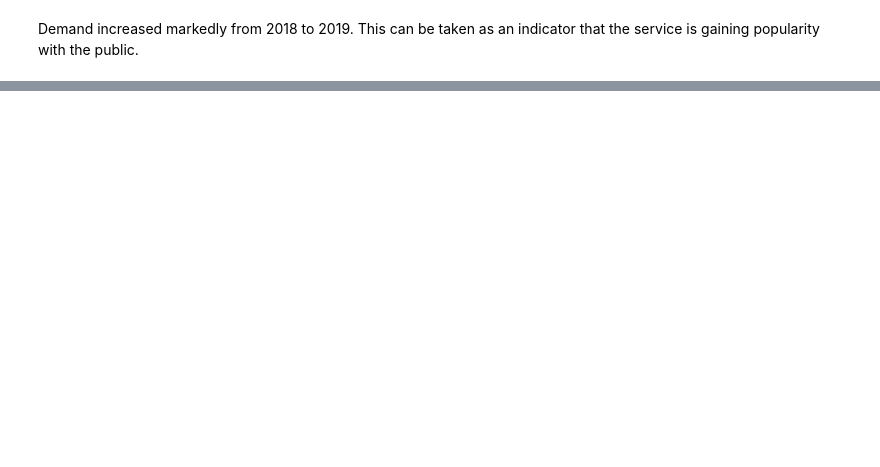
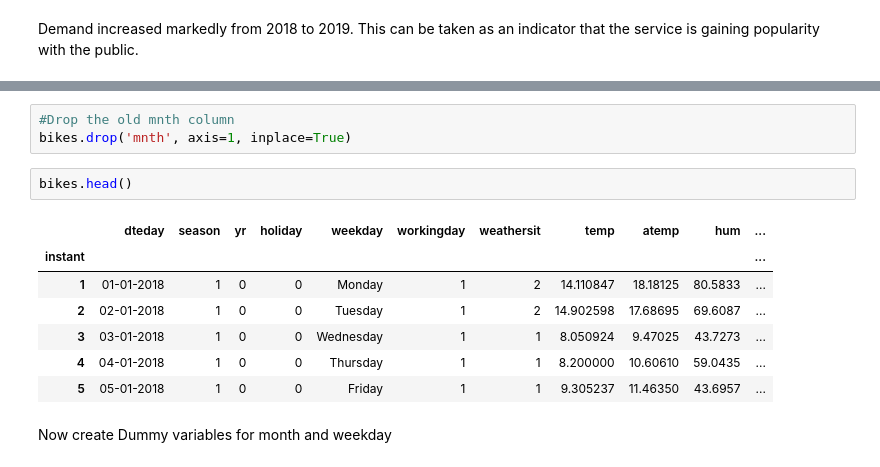
Before and after one commit to kavurisrikanth/boombikes, a Jupyter notebook: boombikes.ipynb, the cells around one changed output, grey strips where cells are left out. Cells and saved outputs as stored; diff of their text form; blank space fills up the shorter version.

```diff
--- a/boombikes.ipynb
+++ b/boombikes.ipynb
@@ -130,0 +246,15 @@ make_boxplot('weathersit', xticks=['Clear', 'Overcast', 'Light rain', 'Storm'])
+# %%
+#Drop the old mnth column
+bikes.drop('mnth', axis=1, inplace=True)
+# %%
+bikes.head()
+# %% [output]
+|  | dteday | season | yr | holiday | weekday | workingday | weathersit | temp | atemp | hum | ... |
+| instant |  |  |  |  |  |  |  |  |  |  | ... |
+| 1 | 01-01-2018 | 1 | 0 | 0 | Monday | 1 | 2 | 14.110847 | 18.18125 | 80.5833 | ... |
+| 2 | 02-01-2018 | 1 | 0 | 0 | Tuesday | 1 | 2 | 14.902598 | 17.68695 | 69.6087 | ... |
+| 3 | 03-01-2018 | 1 | 0 | 0 | Wednesday | 1 | 1 | 8.050924 | 9.47025 | 43.7273 | ... |
+| 4 | 04-01-2018 | 1 | 0 | 0 | Thursday | 1 | 1 | 8.200000 | 10.60610 | 59.0435 | ... |
+| 5 | 05-01-2018 | 1 | 0 | 0 | Friday | 1 | 1 | 9.305237 | 11.46350 | 43.6957 | ... |
+# %% [markdown]
+Now create Dummy variables for month and weekday
```
Also changed, not shown: parts of 53 cells of this notebook.
